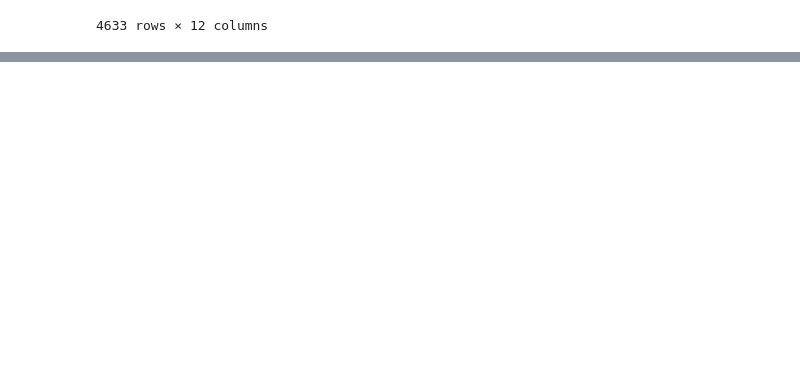
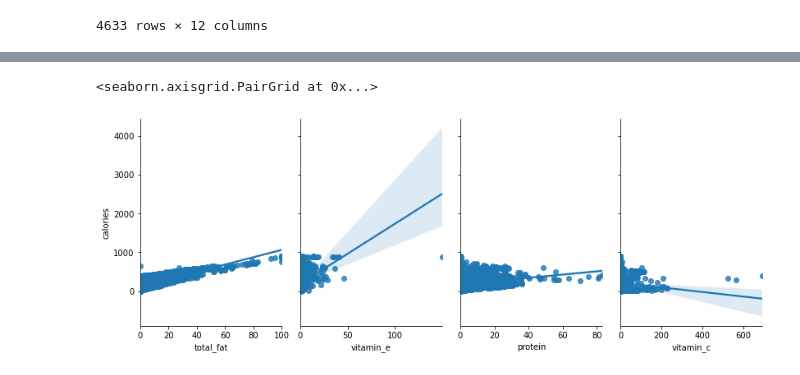
Before and after one commit to yarinl139/ProjectSemesterA, a Jupyter notebook: PYTHONFINAL.ipynb, the cells around one changed output, grey strips where cells are left out. Drawn from its saved outputs; the diff is of its cells as text; code cells hidden in the pictures; blank space fills up the shorter version.

Commit message:
Train_test_split, checking correlations

```diff
--- a/PYTHONFINAL.ipynb
+++ b/PYTHONFINAL.ipynb
@@ -198,0 +147,2 @@ print(X.shape,Y.shape)
+# %%
+train_set, test_set = train_test_split(DataFrame, test_size=0.2, random_state=42)
@@ -198,0 +168,6 @@ print(X.shape,Y.shape)
+# %%
+sns.pairplot(train_set,x_vars=['total_fat','vitamin_e','protein','vitamin_c'], y_vars='calories',
+             height=4, aspect = 0.7, kind='reg',dropna=True)
+# %% [output]
+<seaborn.axisgrid.PairGrid at 0x...>
+[figure, added]
```
Also changed, not shown: parts of 23 cells of this notebook.
